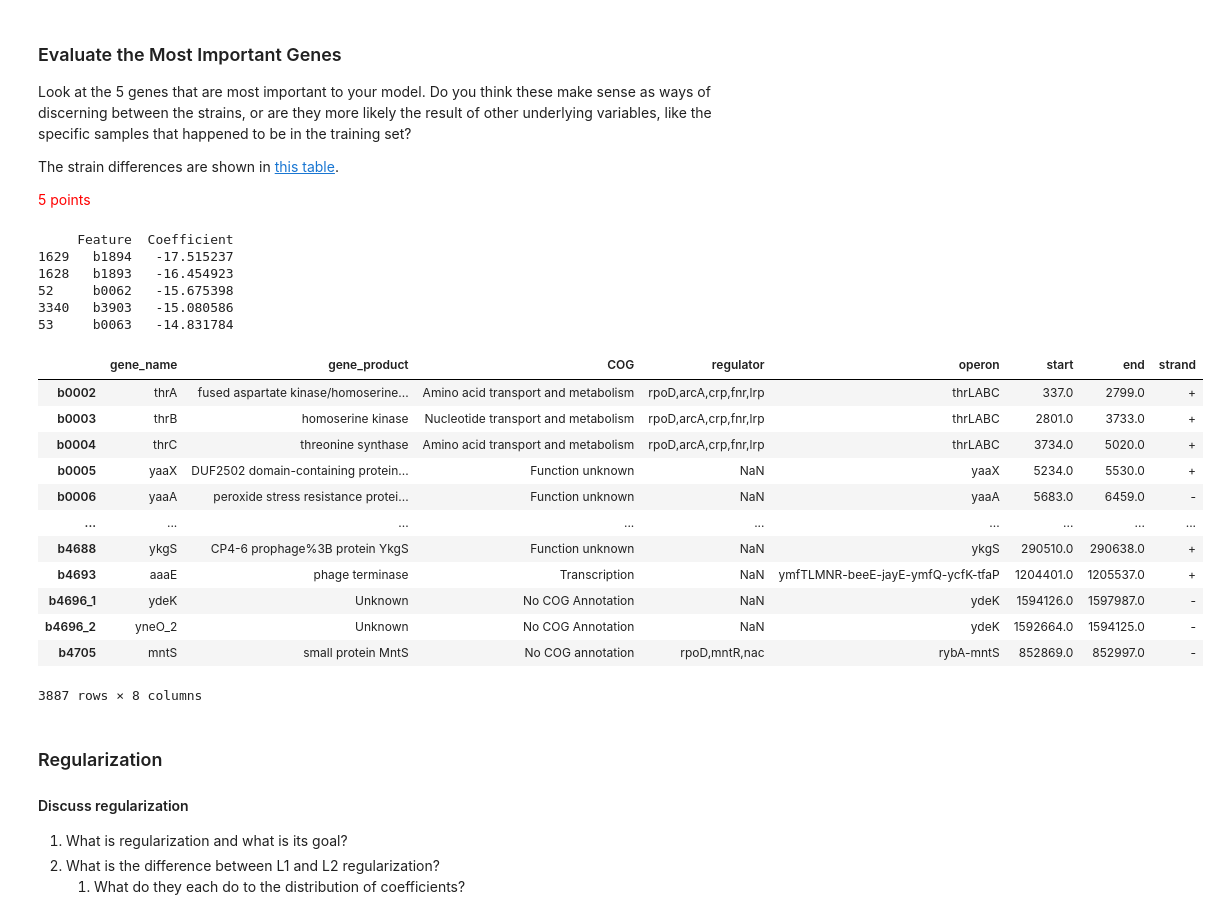
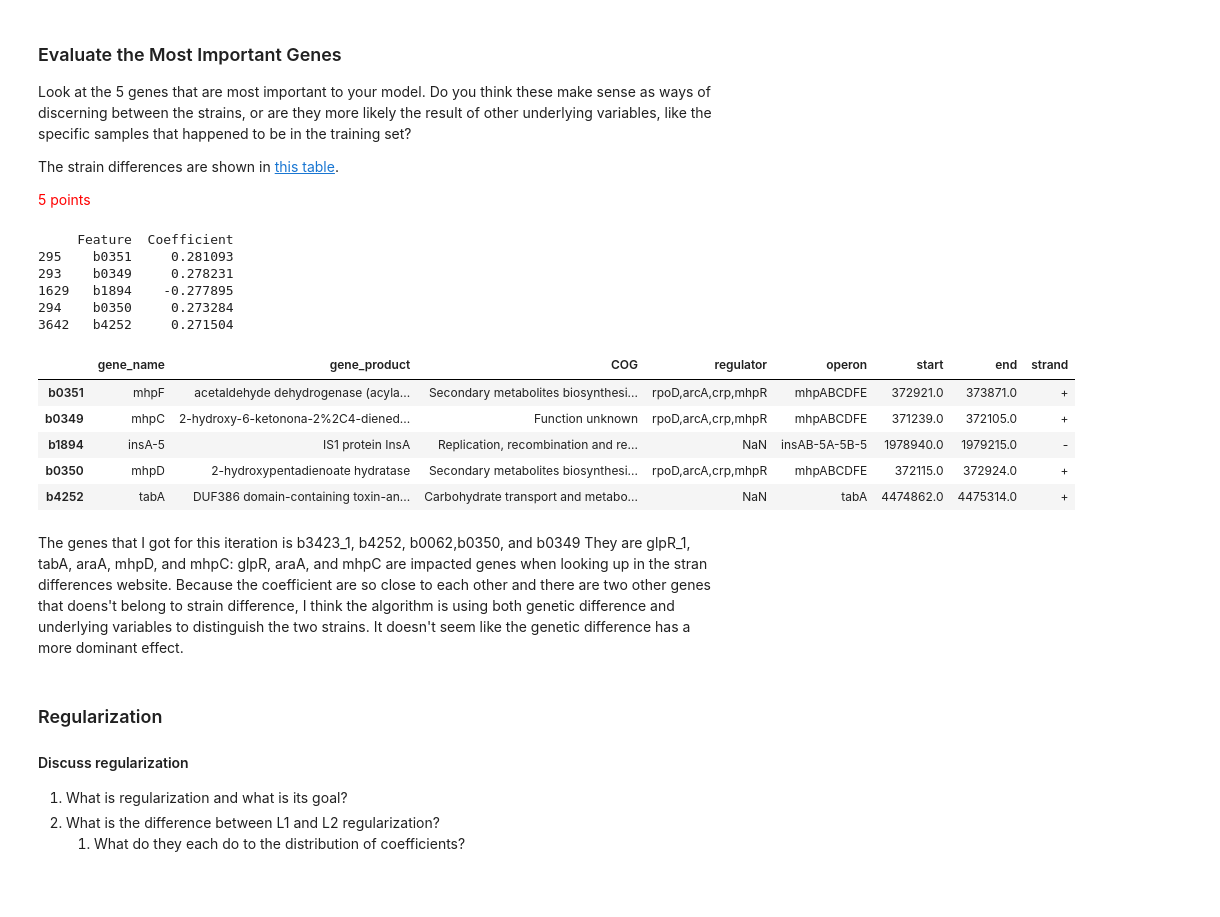
Before and after one commit to XuwenAmyLou/SP23-BENG213, a Jupyter notebook: HW3/Homework 3_ Supervised Learning.ipynb, the cells around one changed output. Cells and saved outputs as stored; diff of their text form; code cells hidden in the pictures; blank space fills up the shorter version.

```diff
--- a/HW3/Homework 3_ Supervised Learning.ipynb
+++ b/HW3/Homework 3_ Supervised Learning.ipynb
@@ -208,8 +200,8 @@ Obtain predicted labels for your testing set, and then make a contingency table
 <span style="color:red">10 points</span>
 # %%
 # normalize the dataset
-data_normalized = preprocessing.normalize(data)
-data_normalized = pd.DataFrame(data_normalized, index = data.index.tolist(), columns = data.columns.tolist())
+#data_normalized = stats.zscore(data, axis=1)
+data_normalized = data_norm # data is already normalized when imported
 
 # run logistic regression, specify no regularization penalty
 logreg = linear_model.LogisticRegression(penalty = None)
@@ -232,9 +224,9 @@ TN = 0 # predicted negative and actually negative
 for i in range(len(test_label)):
     if test_label[i] == True and test_pred[i] == True:
         TP = TP+1
+    if test_label[i] == True and test_pred[i] == False:
+        FN = FN+1
     if test_label[i] == False and test_pred[i] == True:
-        FN = FN+1
-    if test_label[i] == True and test_pred[i] == False:
         FP = FP+1
     if test_label[i] == False and test_pred[i] == False:
         TN = TN+1
@@ -280,44 +276,36 @@ The strain differences are shown in [this table](http://bioinfo.ccs.usherbrooke.
 
 <span style="color:red">5 points</span>
 # %%
-# look upcoefficient
-# Retrieve the coefficients and corresponding feature names
+# look up coefficient
 coefficients = list(logreg.coef_[0])
 feature_names = data.index.tolist()
 
-# Create a DataFrame to display the coefficients with their feature names
+# sort on absolute value
 coefficients_df = pd.DataFrame({'Feature': feature_names, 'Coefficient': coefficients})
-
-# Sort the DataFrame by coefficient magnitudes (absolute values) in descending order
 coefficients_df = coefficients_df.reindex(coefficients_df['Coefficient'].abs().sort_values(ascending=False).index)
 
-# Print the top N features with the largest absolute coefficients
-top_n = 5
-print(coefficients_df.head(top_n))
+print(coefficients_df.head(5))
 # %% [output]
      Feature  Coefficient
-1629   b1894   -17.515237
-1628   b1893   -16.454923
-52     b0062   -15.675398
-3340   b3903   -15.080586
-53     b0063   -14.831784
+295    b0351     0.281093
+293    b0349     0.278231
+1629   b1894    -0.277895
+294    b0350     0.273284
+3642   b4252     0.271504
 # %%
-gene_table
+gene_table.loc[coefficients_df.head(5)['Feature'].tolist()]
 #then go to the website for more info
 # %% [output]
 |  | gene_name | gene_product | COG | regulator | operon | start | end | strand |
-| b0002 | thrA | fused aspartate kinase/homoserine... | Amino acid transport and metabolism | rpoD,arcA,crp,fnr,lrp | thrLABC | 337.0 | 2799.0 | + |
-| b0003 | thrB | homoserine kinase | Nucleotide transport and metabolism | rpoD,arcA,crp,fnr,lrp | thrLABC | 2801.0 | 3733.0 | + |
-| b0004 | thrC | threonine synthase | Amino acid transport and metabolism | rpoD,arcA,crp,fnr,lrp | thrLABC | 3734.0 | 5020.0 | + |
-| b0005 | yaaX | DUF2502 domain-containing protein... | Function unknown | NaN | yaaX | 5234.0 | 5530.0 | + |
-| b0006 | yaaA | peroxide stress resistance protei... | Function unknown | NaN | yaaA | 5683.0 | 6459.0 | - |
-| ... | ... | ... | ... | ... | ... | ... | ... | ... |
-| b4688 | ykgS | CP4-6 prophage%3B protein YkgS | Function unknown | NaN | ykgS | 290510.0 | 290638.0 | + |
-| b4693 | aaaE | phage terminase | Transcription | NaN | ymfTLMNR-beeE-jayE-ymfQ-ycfK-tfaP | 1204401.0 | 1205537.0 | + |
-| b4696_1 | ydeK | Unknown | No COG Annotation | NaN | ydeK | 1594126.0 | 1597987.0 | - |
-| b4696_2 | yneO_2 | Unknown | No COG Annotation | NaN | ydeK | 1592664.0 | 1594125.0 | - |
-| b4705 | mntS | small protein MntS | No COG annotation | rpoD,mntR,nac | rybA-mntS | 852869.0 | 852997.0 | - |
+| b0351 | mhpF | acetaldehyde dehydrogenase (acyla... | Secondary metabolites biosynthesi... | rpoD,arcA,crp,mhpR | mhpABCDFE | 372921.0 | 373871.0 | + |
+| b0349 | mhpC | 2-hydroxy-6-ketonona-2%2C4-diened... | Function unknown | rpoD,arcA,crp,mhpR | mhpABCDFE | 371239.0 | 372105.0 | + |
+| b1894 | insA-5 | IS1 protein InsA | Replication, recombination and re... | NaN | insAB-5A-5B-5 | 1978940.0 | 1979215.0 | - |
+| b0350 | mhpD | 2-hydroxypentadienoate hydratase | Secondary metabolites biosynthesi... | rpoD,arcA,crp,mhpR | mhpABCDFE | 372115.0 | 372924.0 | + |
+| b4252 | tabA | DUF386 domain-containing toxin-an... | Carbohydrate transport and metabo... | NaN | tabA | 4474862.0 | 4475314.0 | + |
-3887 rows × 8 columns
+# %% [markdown]
+The genes that I got for this iteration is b3423_1, b4252, b0062,b0350, and b0349
+They are glpR_1, tabA, araA, mhpD, and mhpC:
+glpR, araA, and mhpC are impacted genes when looking up in the stran differences website. Because the coefficient are so close to each other and there are two other genes that doens't belong to strain difference, I think the algorithm is using both genetic difference and underlying variables to distinguish the two strains. It doesn't seem like the genetic difference has a more dominant effect.
 # %% [markdown]
 ### Regularization
 
```
Also changed, not shown: parts of 32 cells of this notebook, 1 other file.
